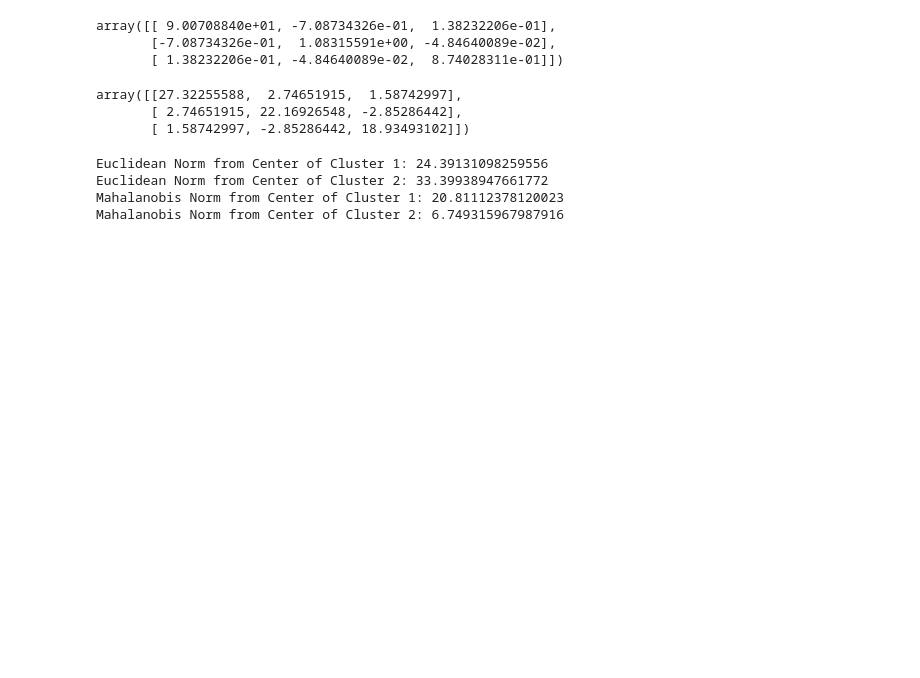
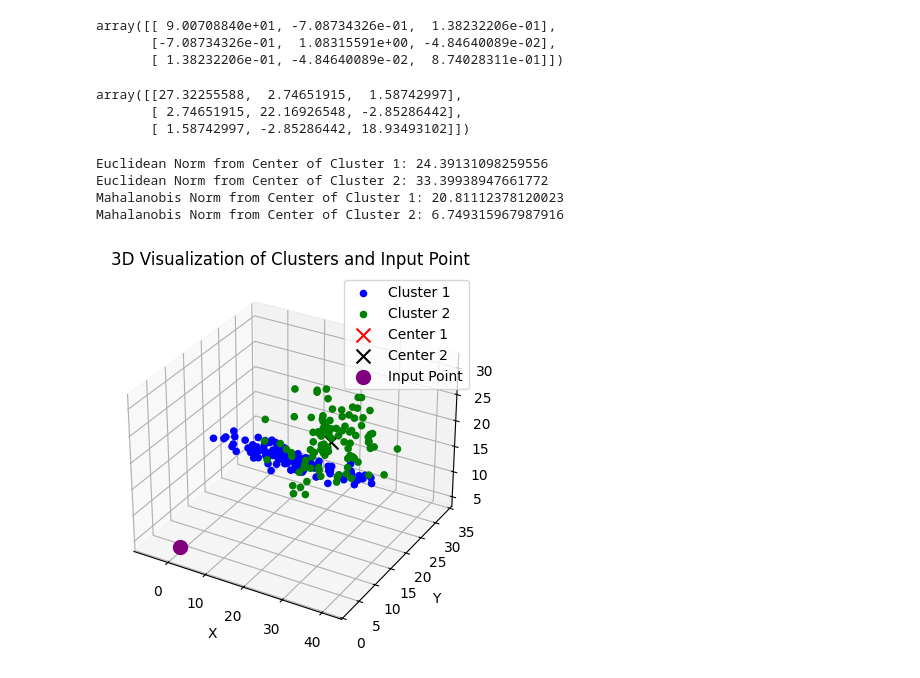
Before and after one commit to qraunak/ME781, a Jupyter notebook: Assignments/3rd Assignment/main.ipynb, the cells around one changed output. Cells and saved outputs as stored; diff of their text form; code cells hidden in the pictures; blank space fills up the shorter version.

Commit message:
added visualization

```diff
--- a/Assignments/3rd Assignment/main.ipynb
+++ b/Assignments/3rd Assignment/main.ipynb
@@ -108,0 +111,20 @@ Mahalanobis Norm from Center of Cluster 2: 6.749315967987916
+# %%
+fig = plt.figure()
+ax = fig.add_subplot(111, projection='3d')
+
+ax.scatter(df1[:, 0], df1[:, 1], df1[:, 2], c='blue', label='Cluster 1', alpha=1)
+ax.scatter(df2[:, 0], df2[:, 1], df2[:, 2], c='green', label='Cluster 2', alpha=1)
+ax.scatter(center1[0], center1[1], center1[2], c='red', marker='x', s=100, label='Center 1')
+ax.scatter(center2[0], center2[1], center2[2], c='black', marker='x', s=100, label='Center 2')
+ax.scatter(point[0], point[1], point[2], c='purple', marker='o', s=100, label='Input Point')
+
+ax.set_xlabel('X')
+ax.set_ylabel('Y')
+ax.set_zlabel('Z')
+ax.set_title('3D Visualization of Clusters and Input Point')
+
+ax.legend()
+
+plt.show()
+# %% [output]
+[figure, added]
```
Also changed, not shown: parts of 1 cell of this notebook.
